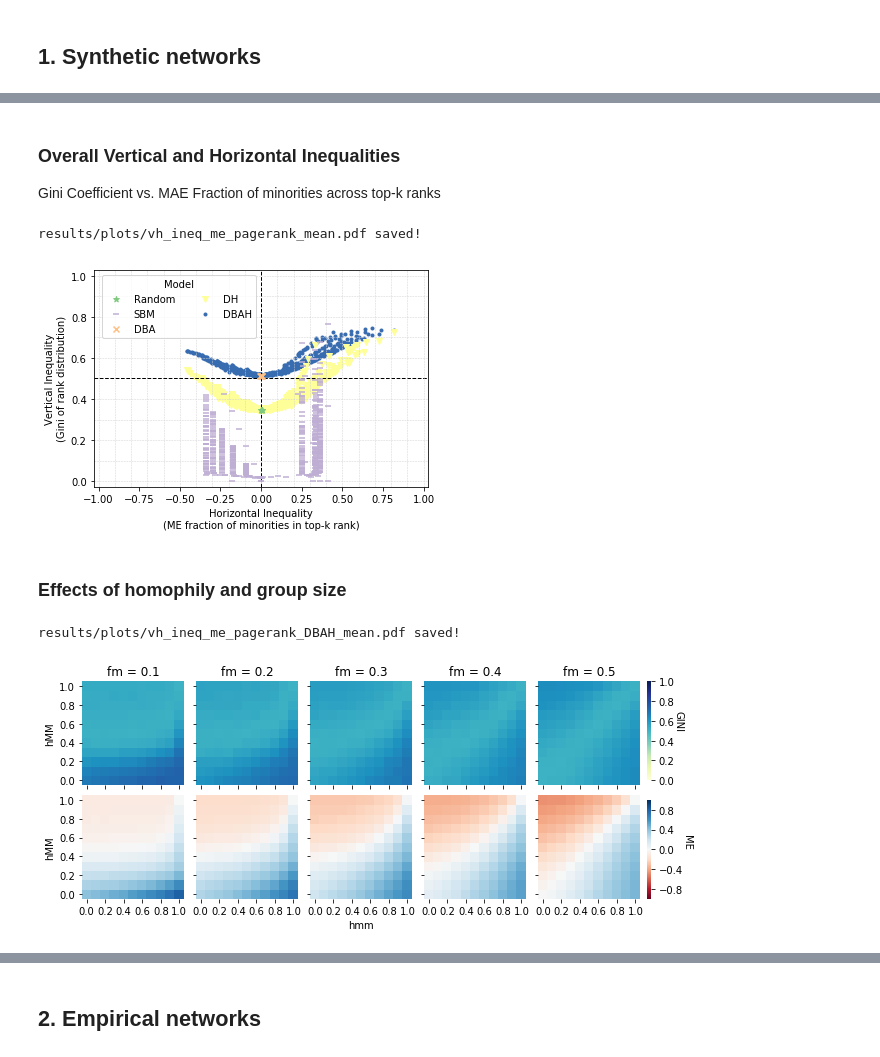
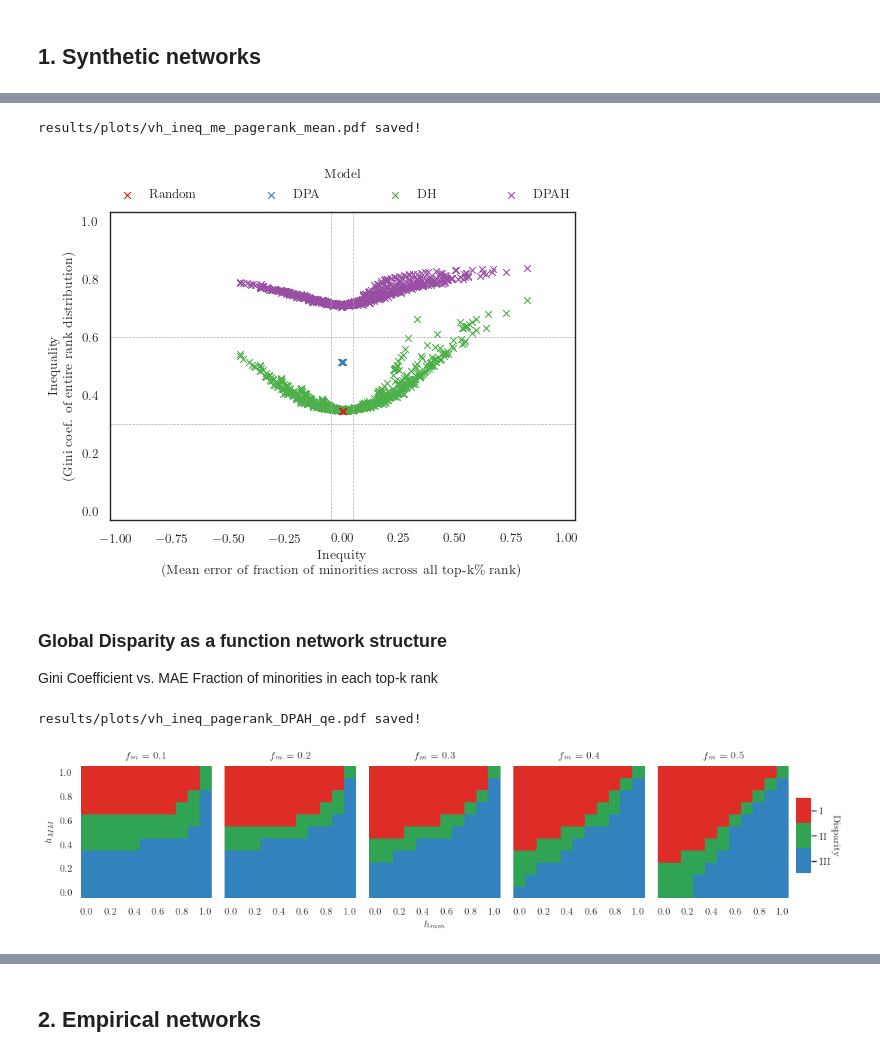
Before and after one commit to gesiscss/Homophilic_Directed_ScaleFree_Networks, a Jupyter notebook: 3. Plots in paper.ipynb, the cells around one changed output, grey strips where cells are left out. Saved outputs shown, nothing was run; the diff lists cells and outputs as text; code cells hidden in the pictures.

Commit message:
updating code (plots, documentation) - This version includes FAccT 2021 feedback (inequality vs inequity).

```diff
--- a/3. Plots in paper.ipynb
+++ b/3. Plots in paper.ipynb
@@ -27,15 +31,18 @@ Populating the interactive namespace from numpy and matplotlib
 # %%
 ROOT = 'results/'
-MODEL = 'DBAH'                                                     # main model
-MODELS = ["Random","SBM","DBA","DH","DBAH"]                        # all models (Null)
-MODELS_H = [m for m in MODELS if m not in ['Null','Random','DBA']] # models that rely on homophily
-MARKERS = ["*","_","x","v","."] #"|"
+DATA = 'data/'
+
+MODEL = 'DPAH'                                                     # main model
+MODELS = ["Random","DPA","DH","DPAH"]                              # all models (Null)
+MODELS_H = [m for m in MODELS if m not in ['Null','Random','DPA']] # models that rely on homophily
+MARKERS = ["x","x","x","x"]
 QTYPE = {'mae':'qae', 'me':'qe'}                                   # quadrant type (based on horizontal ineq. metric)
 SMOOTH = 0.05                                                      # smooth for quadrant assignment
-METRICS = ['pagerank', 'wtf'] #'indegree','outdegree',
+METRICS = ['pagerank', 'wtf']                                      # 'pagerank','wtf',indegree','outdegree',
 DATASETS = ['aps','blogs','seventh','hate','wikipedia']
 
 PLOTS = os.path.join(ROOT, 'plots')
+viz.plot_setup(latex=True)                                         # Latex environment
 # %% [markdown]
 <h2>Data</h2>
 # %%
@@ -47,2 +58,6 @@ df_rank_fit = paper.load_rank_all_models(os.path.join(ROOT,'fit'), MODELS, SMOOT
 # %%
-df_rank_synthetic = paper.load_rank_synthetic_all_models(os.path.join(ROOT,'synthetic'), MODELS, SMOOTH)
+df_rank_synthetic_all = paper.load_rank_synthetic_all_models(os.path.join(ROOT,'synthetic'), MODELS, SMOOTH, False)
+df_rank_synthetic = paper.remove_extra_synthetic(df_rank_synthetic_all)
+
+print(df_rank_synthetic_all.kind.unique(), df_rank_synthetic_all.shape)
+print(df_rank_synthetic.kind.unique(), df_rank_synthetic.shape)
@@ -100,17 +78,17 @@ results/plots/vh_ineq_topk_pagerank_DBAH_qe.pdf saved!
-# %% [markdown]
-<h3>Overall Vertical and Horizontal Inequalities</h3>
-<p>Gini Coefficient vs. MAE Fraction of minorities across top-k ranks</p>
 # %%
 fn = os.path.join(PLOTS, "vh_ineq_{}_{}_{}.pdf".format(vtype, metric, 'mean' if mean else 'all'))
 viz.plot_inequalities(df_rank_synthetic, MODELS, MARKERS, vtype=vtype, mean=mean, metric=metric, fn=fn)
 # %% [output]
 results/plots/vh_ineq_me_pagerank_mean.pdf saved!
-[figure, old version]
+[figure, new version]
-# %% [markdown]
-<h3>Effects of homophily and group size</h3>
+# %% [markdown]
+<h3>Global Disparity as a function network structure</h3>
+<p>Gini Coefficient vs. MAE Fraction of minorities in each top-k rank</p>
 # %%
-fn = os.path.join(PLOTS, "vh_ineq_{}_{}_{}_mean.pdf".format(vtype,metric,MODEL))
-viz.plot_inequalities_simplified_by_model(df_rank_synthetic, model=MODEL, metric=metric, vtype=vtype, fn=fn)
+model = MODEL
+qtype = QTYPE[vtype]
+fn = os.path.join(PLOTS, "vh_ineq_{}_{}_{}.pdf".format(metric, model, qtype))
+viz.plot_synthetic_quadrant_homophily(df_rank_synthetic, qtype=qtype, model=model, metric=metric, fn=fn)
 # %% [output]
-results/plots/vh_ineq_me_pagerank_DBAH_mean.pdf saved!
+results/plots/vh_ineq_pagerank_DPAH_qe.pdf saved!
-[figure, old version]
+[figure, new version]
```
Also changed, not shown: parts of 20 cells of this notebook, 54 other files.
